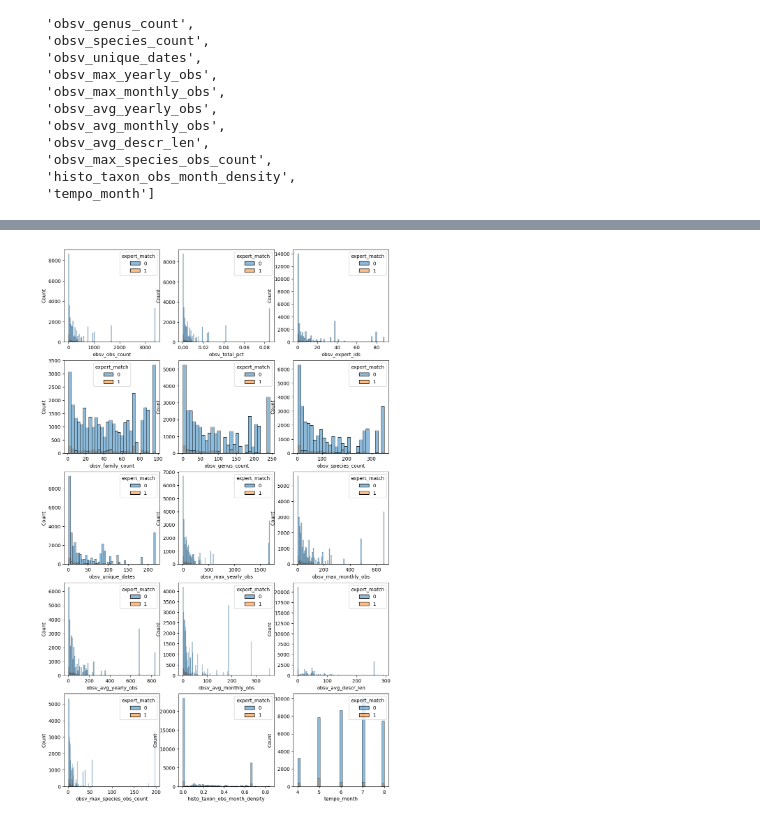
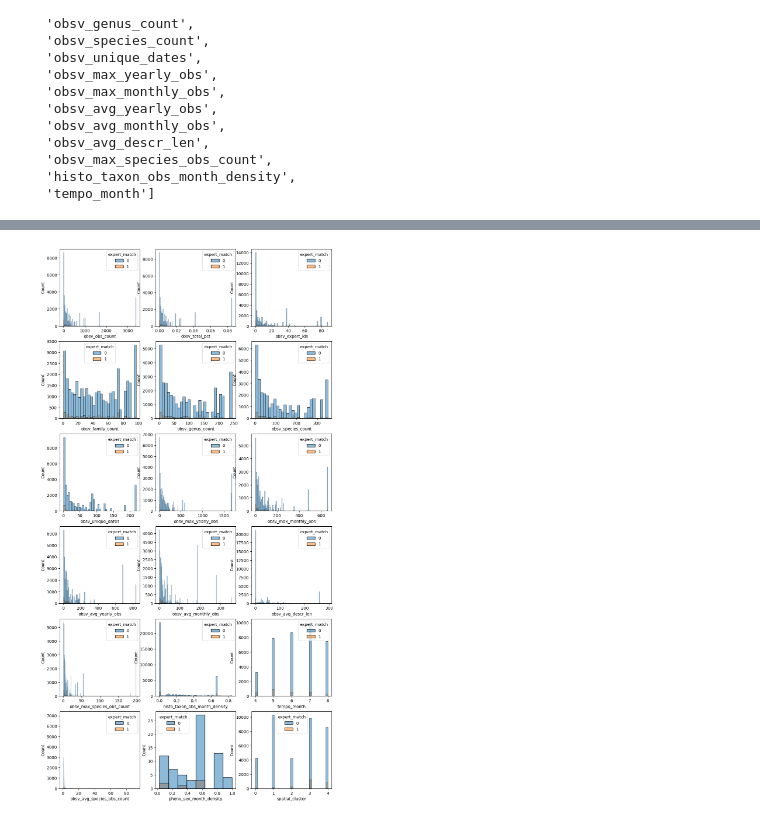
Before and after one commit to etiennegodin/CScorer, a Jupyter notebook: notebooks/eda/features.ipynb, the cells around one changed output, grey strips where cells are left out. Drawn from its saved outputs; the diff is of its cells as text; code cells hidden in the pictures.

```diff
--- a/notebooks/eda/features.ipynb
+++ b/notebooks/eda/features.ipynb
@@ -162,19 +167,19 @@ moderate_sep
 # %%
 cols = 3
-rows = 5
+rows = 6
 setup = {}
 size = 4
-columns = moderate_sep
+columns = moderate_sep + strong_sep
 f, axs = plt.subplots(rows,cols, figsize=(cols*size, rows*size), squeeze=False)
 for i in range(0,rows):
     for j in range(0,cols):
         #print(i,j, (i*cols + j))
         index = i*cols + j
         if index > (cols*rows):
             break
         sns.histplot(df, hue = target, x = columns[index], ax=axs[i,j])
 
 
 plt.show()
 # %% [output]
-[figure, old version]
+[figure, new version]
```
Also changed, not shown: parts of 6 cells of this notebook, 2 other files.
